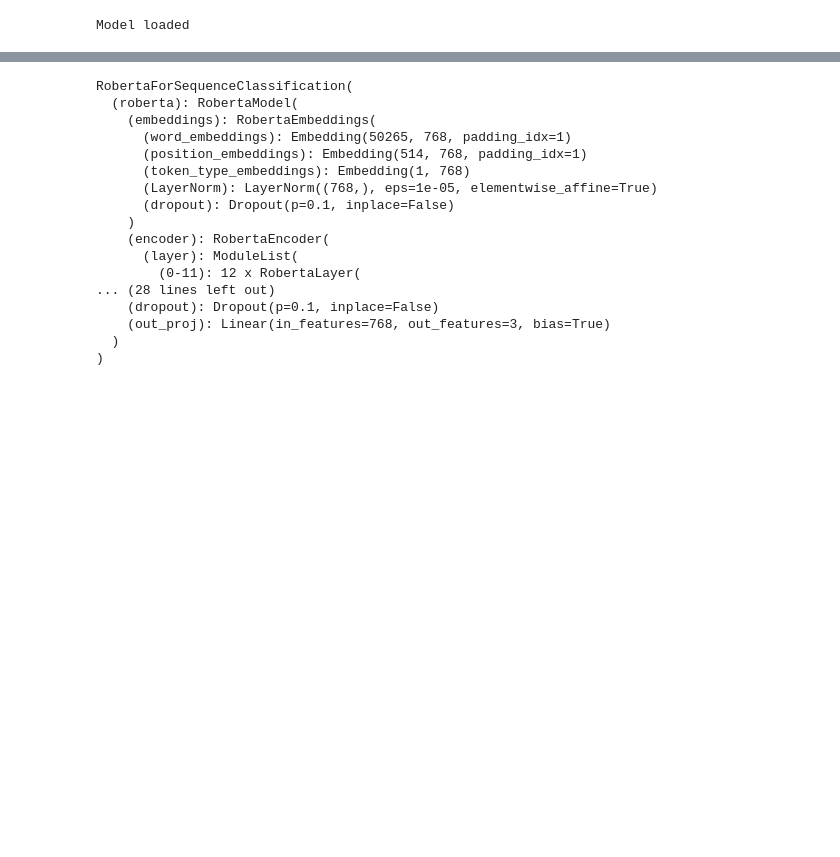
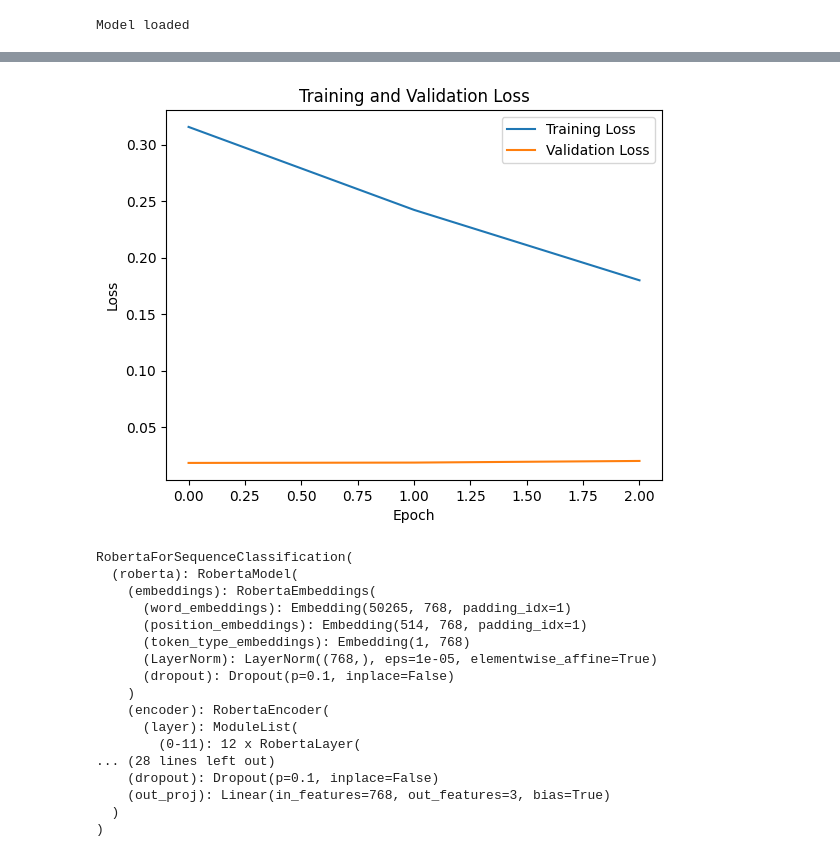
Before and after one commit to FilippoFicarra/Computational-Intelligence-Lab-Sentiment-analysis, a Jupyter notebook: SentimentAnalysis/train.ipynb, the cells around one changed output, grey strips where cells are left out. Drawn from its saved outputs; the diff is of its cells as text; code cells hidden in the pictures; blank space fills up the shorter version.

```diff
--- a/SentimentAnalysis/train.ipynb
+++ b/SentimentAnalysis/train.ipynb
@@ -18,8 +18,8 @@ NUM_CLASSES = 3
 # %%
 dataFrameManage = DataFrameManager()
 
-train_df = dataFrameManage.load_dataframe(filepath="Data/twitter-datasets/preprocessed/train_preprocessed.csv", encoding=DATASET_ENCODING, preprocess=False)
-test_df = dataFrameManage.load_dataframe(filepath="Data/twitter-datasets/preprocessed/test_preprocessed.csv", encoding=DATASET_ENCODING, preprocess=False)
+train_df = dataFrameManage.load_dataframe(filepath="data/twitter-datasets/preprocessed/train_preprocessed.csv", encoding=DATASET_ENCODING, preprocess=False)
+test_df = dataFrameManage.load_dataframe(filepath="data/twitter-datasets/preprocessed/test_preprocessed.csv", encoding=DATASET_ENCODING, preprocess=False)
 
 encode_map = {"NEGATIVE" : 0, "POSITIVE" : 1}
 
@@ -185,3 +211,16 @@ Evaluation Accuracy: 0.857
+# %%
+import matplotlib.pyplot as plt
+
+# Plot the training and validation loss
+plt.plot(train_losses, label="Training Loss")
+plt.plot(eval_losses, label="Validation Loss")
+plt.xlabel("Epoch")
+plt.ylabel("Loss")
+plt.title("Training and Validation Loss")
+plt.legend()
+plt.show()
+# %% [output]
+[figure, added]
 # %%
 task = 'sentiment'
 MODEL = f"cardiffnlp/twitter-roberta-base-{task}"
```
Also changed, not shown: parts of 7 cells of this notebook.
